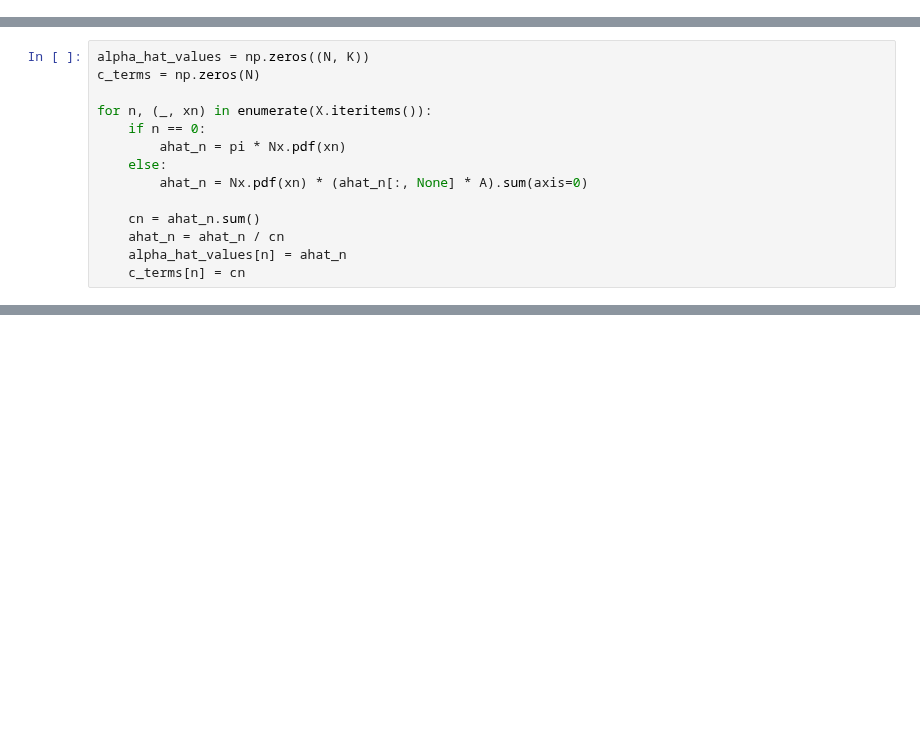
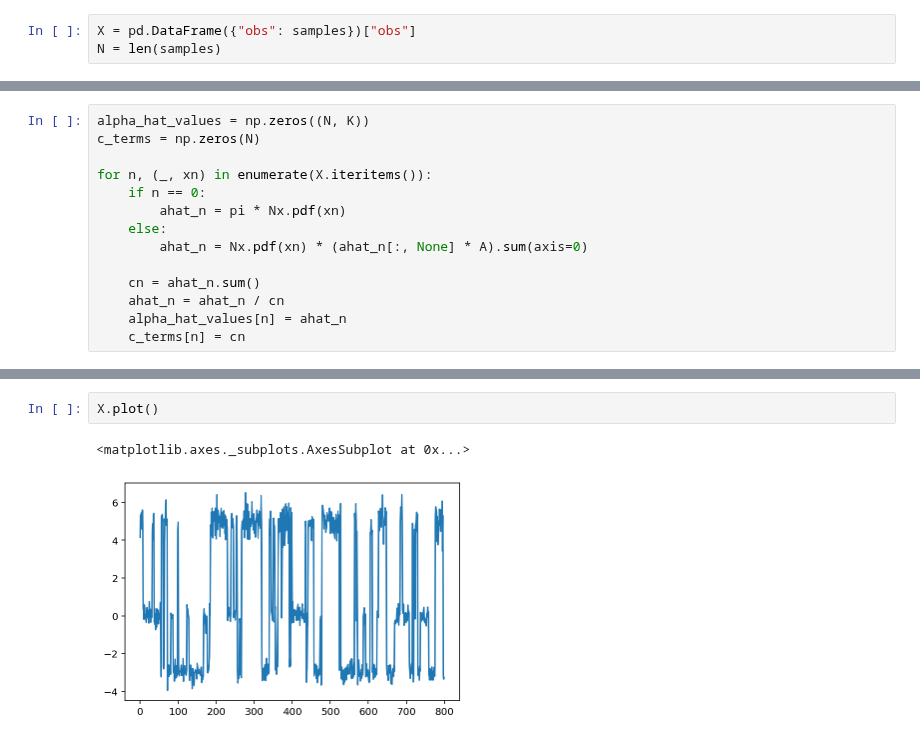
Before and after one commit to gerdm/prml, a Jupyter notebook: chapter13/em-hidden-markov-model.ipynb, the cells around one changed output, grey strips where cells are left out. Cells and saved outputs as stored; diff of their text form; blank space fills up the shorter version.

```diff
--- a/chapter13/em-hidden-markov-model.ipynb
+++ b/chapter13/em-hidden-markov-model.ipynb
@@ -155,3 +136,6 @@ X = df_mxn_brl.copy()
+# %%
+X = pd.DataFrame({"obs": samples})["obs"]
+N = len(samples)
 # %% [markdown]
 ## The E-Step
 # %%
@@ -650,0 +691,5 @@ plt.plot(samples)
+# %%
+X.plot()
+# %% [output]
+<matplotlib.axes._subplots.AxesSubplot at 0x...>
+[figure, added]
```
Also changed, not shown: parts of 50 cells of this notebook.
